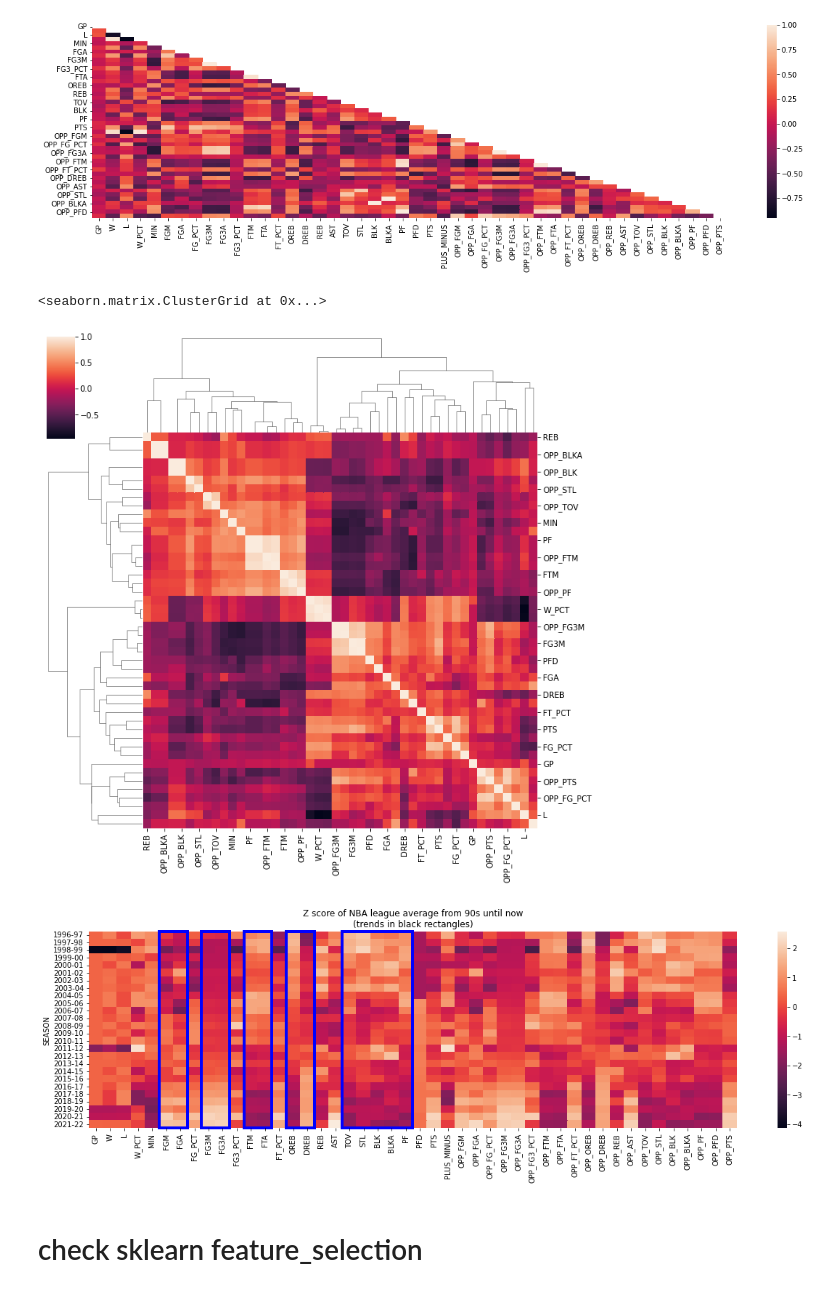
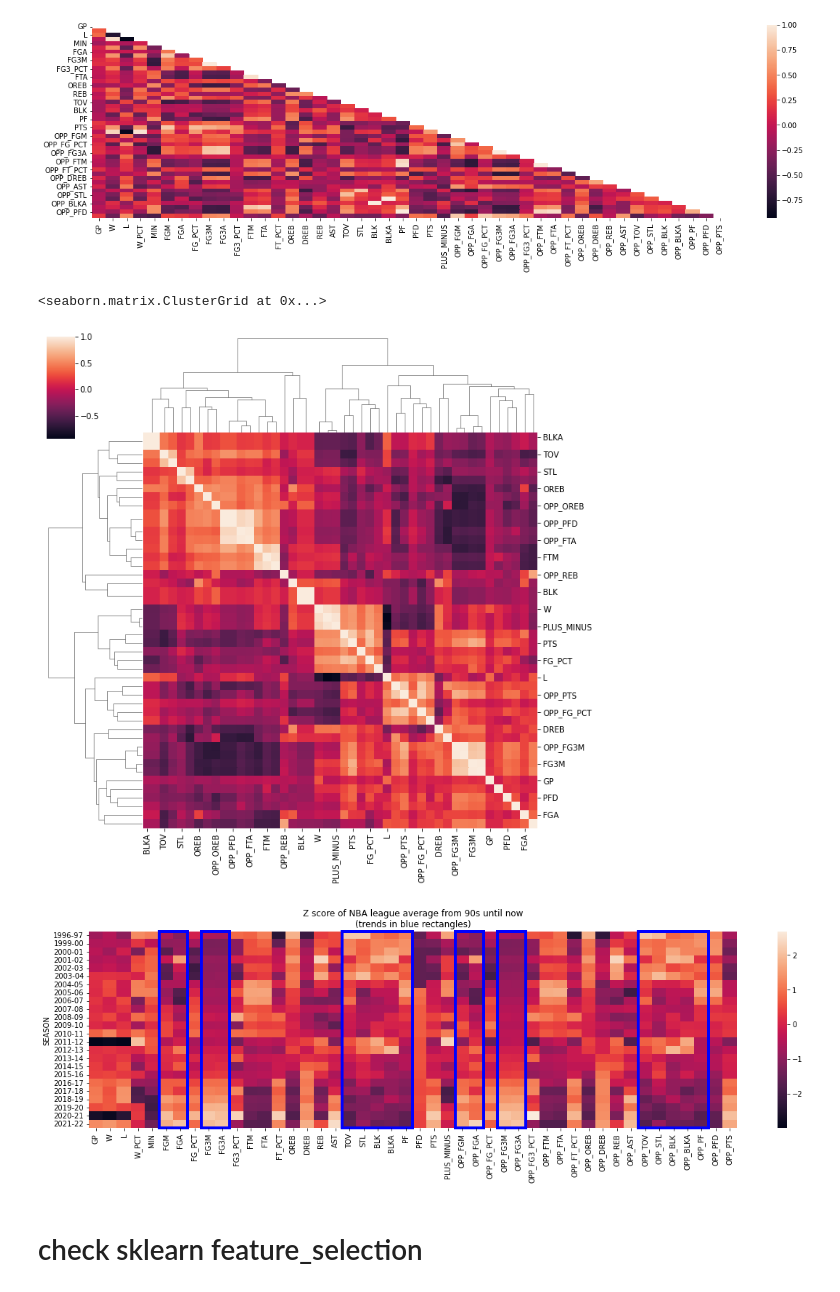
Before and after one commit to WillKWL/Project-NBASeason, a Jupyter notebook: 2_ML_workflow.ipynb, the cells around one changed output. Saved outputs shown, nothing was run; the diff lists cells and outputs as text; code cells hidden in the pictures.

Commit message:
rerun with pre-all star data

```diff
--- a/2_ML_workflow.ipynb
+++ b/2_ML_workflow.ipynb
@@ -54,7 +66,7 @@ from joblib import dump, load
 # %% [markdown]
 # Read train set
 # %%
-train_set = pd.read_pickle("https://github.com/WillKWL/PublicData/blob/main/raw/nba_season_vs_playoff_train.pkl?raw=true")
+train_set = pd.read_pickle("https://github.com/WillKWL/PublicData/blob/main/raw/nba_pre_all_star_vs_playoff_train.pkl?raw=true")
 train_set
 # %% [output]
 |  | TEAM_ID | TEAM_NAME | GP | W | L | W_PCT | MIN | FGM | FGA | FG_PCT | FG3M | ... |
@@ -108,7 +120,7 @@ train_set.isna().sum()[train_set.isna().sum() != 0]
 # %% [output]
 Series([], dtype: int64)
 # %%
-numeric_col = train_set.columns[[x in train_set.select_dtypes(include=np.number).columns for x in train_set.columns]].tolist()
+numeric_col = train_set.select_dtypes(include=np.number).columns.values.tolist()
 print(f"number of numeric columns: {len(numeric_col)}")
 # %% [output]
 number of numeric columns: 46
@@ -154,23 +184,26 @@ plt.show()
 sns.clustermap(corr_mat)
 # %% [output]
 <seaborn.matrix.ClusterGrid at 0x...>
-[figure, old version]
+[figure, new version]
 # %%
 # it's often mentioned that NBA teams in different era play with different styles
 # we have already adjusted the stats per possession so pace doesn't impact the numbers here
 # in 90s, teams play more defense and are more physical (higher PF, BLK, STL, TOV)
 # in recent era, teams shoot more 3s and score more points (FG and FG3)
 # Feature engineering: clustering for SEASON to take into account this difference
 ax = sns.heatmap(train_set.loc[:,numeric_col + ["SEASON"]].groupby("SEASON").mean().apply(zscore))
-plt.title("Z score of NBA league average from 90s until now\n(trends in black rectangles)")
-for col in [("FGM", "FGA"), ("FG3M", "FG3A"), ("FTM", "FTA"), ("OREB", "DREB"), ("TOV", "STL", "BLK", "BLKA", "PF")]:
+plt.title("Z score of NBA league average from 90s until now\n(trends in blue rectangles)")
+for col in [
+    ("FGM", "FGA"), ("FG3M", "FG3A"), ("TOV", "STL", "BLK", "BLKA", "PF"),
+    ("OPP_FGM", "OPP_FGA"), ("OPP_FG3M", "OPP_FG3A"), ("OPP_TOV", "OPP_STL", "OPP_BLK", "OPP_BLKA", "OPP_PF")
+    ]:
   if len(col) > 1:
     ax.add_patch(Rectangle((numeric_col.index(col[0]), 0), len(col), len(train_set.SEASON.unique()), fill=False, edgecolor="blue", lw=4, clip_on=False))
   else:
     ax.add_patch(Rectangle((numeric_col.index(col), 0), 1, len(train_set.SEASON.unique()), fill=False, edgecolor="blue", lw=4, clip_on=False))
 plt.show()
 # %% [output]
-[figure, old version]
+[figure, new version]
 # %% [markdown]
 # check sklearn feature_selection
 # %% [markdown]
```
Also changed, not shown: parts of 48 cells of this notebook.
